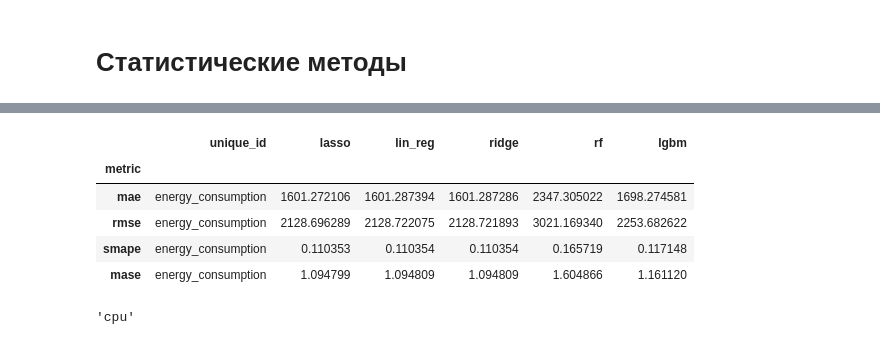
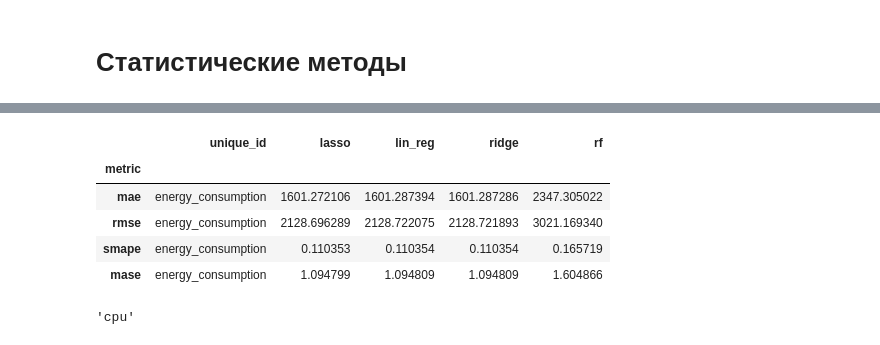
Before and after one commit to tvsmsa/melekhin-time-series, a Jupyter notebook: task_4_timeseries.ipynb, the cells around one changed output, grey strips where cells are left out. Cells and saved outputs as stored; diff of their text form; code cells hidden in the pictures.

```diff
--- a/task_4_timeseries.ipynb
+++ b/task_4_timeseries.ipynb
@@ -319,43 +298,43 @@ models={
         'lin_reg': LinearRegression(),
         'ridge': Ridge(alpha=0.10),
         'rf': RandomForestRegressor(),
-        'lgbm':LGBMRegressor(n_estimators=100, verbosity=-1),
+        #'lgbm':LGBMRegressor(n_estimators=100, verbosity=-1),
 }
 
 LEVELS = [75, 90, 95]
 
 fcst = MLForecast(
     models = models,
     freq=FREQ,
     date_features = date_features,
     target_transforms=[Differences([52])],
 )
 fcst.fit(df_train, )
 fcst_sf = fcst.predict(h=FH, )
 
 eval_mf = df_test[['unique_id', 'ds', 'y']].merge(
     fcst_sf,
     on=['unique_id', 'ds'],
     how='inner'
 )
 
 metrics = [mae, rmse, smape]
 season_mase = partial(mase, seasonality=SEASON)
 metrics +=[season_mase]
 ml_metrics = evaluate(
     df=eval_mf,
     metrics=metrics,
     train_df=df_train
 ).set_index('metric')
 
 ml_metrics
 # %% [output]
-|  | unique_id | lasso | lin_reg | ridge | rf | lgbm |
-| metric |  |  |  |  |  |  |
-| mae | energy_consumption | 1601.272106 | 1601.287394 | 1601.287286 | 2347.305022 | 1698.274581 |
-| rmse | energy_consumption | 2128.696289 | 2128.722075 | 2128.721893 | 3021.169340 | 2253.682622 |
-| smape | energy_consumption | 0.110353 | 0.110354 | 0.110354 | 0.165719 | 0.117148 |
-| mase | energy_consumption | 1.094799 | 1.094809 | 1.094809 | 1.604866 | 1.161120 |
+|  | unique_id | lasso | lin_reg | ridge | rf |
+| metric |  |  |  |  |  |
+| mae | energy_consumption | 1601.272106 | 1601.287394 | 1601.287286 | 2347.305022 |
+| rmse | energy_consumption | 2128.696289 | 2128.722075 | 2128.721893 | 3021.169340 |
+| smape | energy_consumption | 0.110353 | 0.110354 | 0.110354 | 0.165719 |
+| mase | energy_consumption | 1.094799 | 1.094809 | 1.094809 | 1.604866 |
 # %%
 import torch
 DEVICE = "gpu" if torch.cuda.is_available() else "mps" if torch.backends.mps.is_available() else "cpu"
```
Also changed, not shown: parts of 8 cells of this notebook, 6 other files.
